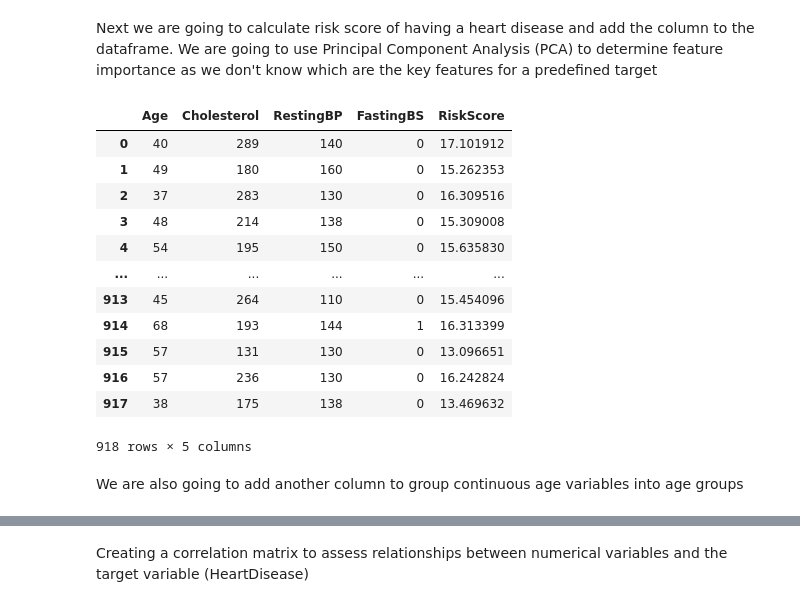
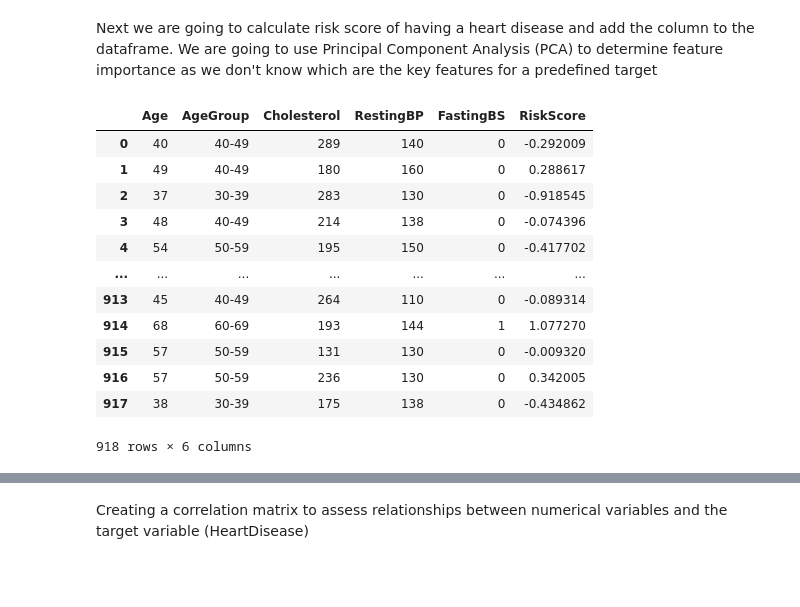
Before and after one commit to Iqra-qbl/Heart-Failure-Risk-Analysis, a Jupyter notebook: jupyter_notebooks/2. Data Visualisations.ipynb, the cells around one changed output, grey strips where cells are left out. Cells and saved outputs as stored; diff of their text form; code cells hidden in the pictures; blank space fills up the shorter version.

```diff
--- a/jupyter_notebooks/2.Data Visualisation.ipynb
+++ b/jupyter_notebooks/2. Data Visualisations.ipynb
@@ -300,0 +402,30 @@ Y               0.148248  0.851752
+# %%
+# Checking for bias in the dataset regarding gender and representation
+
+# 1. Gender distribution analysis
+gender_dist = df['Sex'].value_counts(normalize=True)
+
+# 2. Age distribution analysis
+age_bins = [0, 20, 30, 40, 50, 60, 70, 80, 90, 100]
+age_labels = ['0-19', '20-29', '30-39', '40-49', '50-59', '60-69', '70-79', '80-89', '90-99']
+df['AgeGroup'] = pd.cut(df['Age'], bins=age_bins, labels=age_labels, right=False)
+age_dist = df['AgeGroup'].value_counts(normalize=True)
+
+# 3. Diagnosis distribution by gender and age
+diagnosis_dist = pd.crosstab([df['Sex'], df['AgeGroup']], df['HeartDisease'], normalize='index')
+
+# 4. Statistical significance test
+contingency_table = pd.crosstab([df['Sex'], df['AgeGroup']], df['HeartDisease'])
+chi2, p, dof, expected = chi2_contingency(contingency_table)
+
+# Displaying the results
+print("Gender Distribution:\n", gender_dist)
+print("\nAge Distribution:\n", age_dist)
+print("\nDiagnosis Proportions by Gender and Age:\n", diagnosis_dist)
+print(f"\nChi-squared test p-value: {p:.4f}")
+
+# Interpretation
+if p < 0.05:
+    print("\nThere is a statistically significant association between gender, age, and heart disease.")
+else:
+    print("\nThere is no statistically significant association between gender, age, and heart disease.")
@@ -384,42 +567,32 @@ info_table
 # %% [markdown]
 Next we are going to calculate risk score of having a heart disease and add the column to the dataframe. We are going to use Principal Component Analysis (PCA) to determine feature importance as we don't know which are the key features for a predefined target
 # %%
-from sklearn.decomposition import PCA
-from sklearn.preprocessing import StandardScaler
-
 # Standardizing the data
 scaler = StandardScaler()
-scaled_data = scaler.fit_transform(df)
+scaled_data = scaler.fit_transform(df.select_dtypes(include=[np.number]))
 
 # Applying PCA
 pca = PCA(n_components=1)  # Reduces to 1 principal component
 pca.fit(scaled_data)
 
 # Extracting PCA Loadings (Feature Weights)
 pca_weights = abs(pca.components_[0]) / sum(abs(pca.components_[0]))
 
 # Assigning Weights to Features
-df['RiskScore'] = (
-    pca_weights[0] * df['Age'] +
-    pca_weights[1] * df['Cholesterol'] +
-    pca_weights[2] * df['RestingBP'] +
-    pca_weights[3] * df['FastingBS']
-)
+df['RiskScore'] = np.dot(scaled_data, pca_weights)
 
-df[['Age', 'Cholesterol', 'RestingBP', 'FastingBS', 'RiskScore']]
+df[['Age', 'AgeGroup', 'Cholesterol', 'RestingBP', 'FastingBS', 'RiskScore']]
 # %% [output]
-|  | Age | Cholesterol | RestingBP | FastingBS | RiskScore |
-| 0 | 40 | 289 | 140 | 0 | 17.101912 |
-| 1 | 49 | 180 | 160 | 0 | 15.262353 |
-| 2 | 37 | 283 | 130 | 0 | 16.309516 |
-| 3 | 48 | 214 | 138 | 0 | 15.309008 |
-| 4 | 54 | 195 | 150 | 0 | 15.635830 |
-| ... | ... | ... | ... | ... | ... |
-| 913 | 45 | 264 | 110 | 0 | 15.454096 |
-| 914 | 68 | 193 | 144 | 1 | 16.313399 |
-| 915 | 57 | 131 | 130 | 0 | 13.096651 |
-| 916 | 57 | 236 | 130 | 0 | 16.242824 |
-| 917 | 38 | 175 | 138 | 0 | 13.469632 |
+|  | Age | AgeGroup | Cholesterol | RestingBP | FastingBS | RiskScore |
+| 0 | 40 | 40-49 | 289 | 140 | 0 | -0.292009 |
+| 1 | 49 | 40-49 | 180 | 160 | 0 | 0.288617 |
+| 2 | 37 | 30-39 | 283 | 130 | 0 | -0.918545 |
+| 3 | 48 | 40-49 | 214 | 138 | 0 | -0.074396 |
+| 4 | 54 | 50-59 | 195 | 150 | 0 | -0.417702 |
+| ... | ... | ... | ... | ... | ... | ... |
+| 913 | 45 | 40-49 | 264 | 110 | 0 | -0.089314 |
+| 914 | 68 | 60-69 | 193 | 144 | 1 | 1.077270 |
+| 915 | 57 | 50-59 | 131 | 130 | 0 | -0.009320 |
+| 916 | 57 | 50-59 | 236 | 130 | 0 | 0.342005 |
+| 917 | 38 | 30-39 | 175 | 138 | 0 | -0.434862 |
-918 rows × 5 columns
+918 rows × 6 columns
-# %% [markdown]
-We are also going to add another column to group continuous age variables into age groups
```
Also changed, not shown: parts of 29 cells of this notebook.
